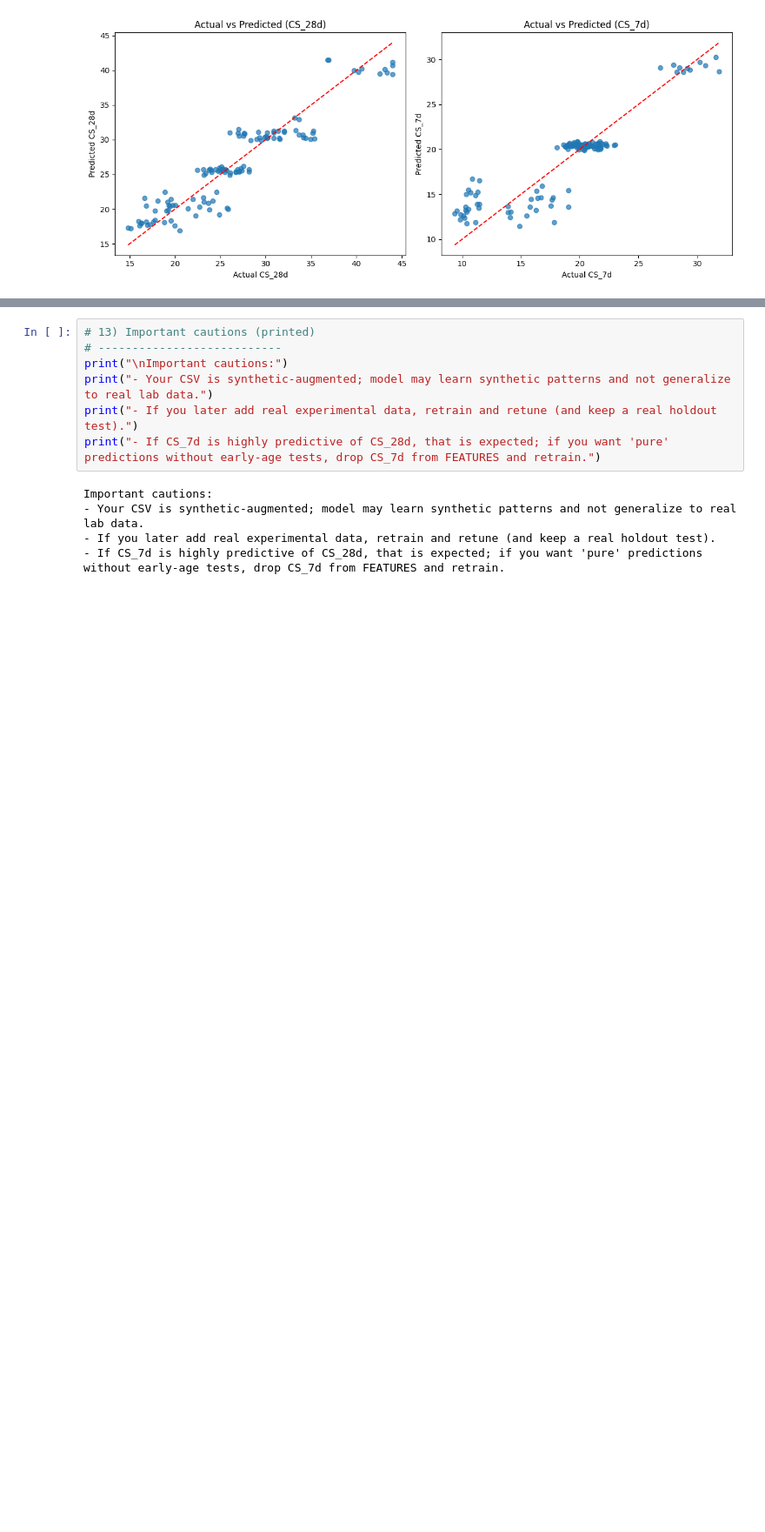
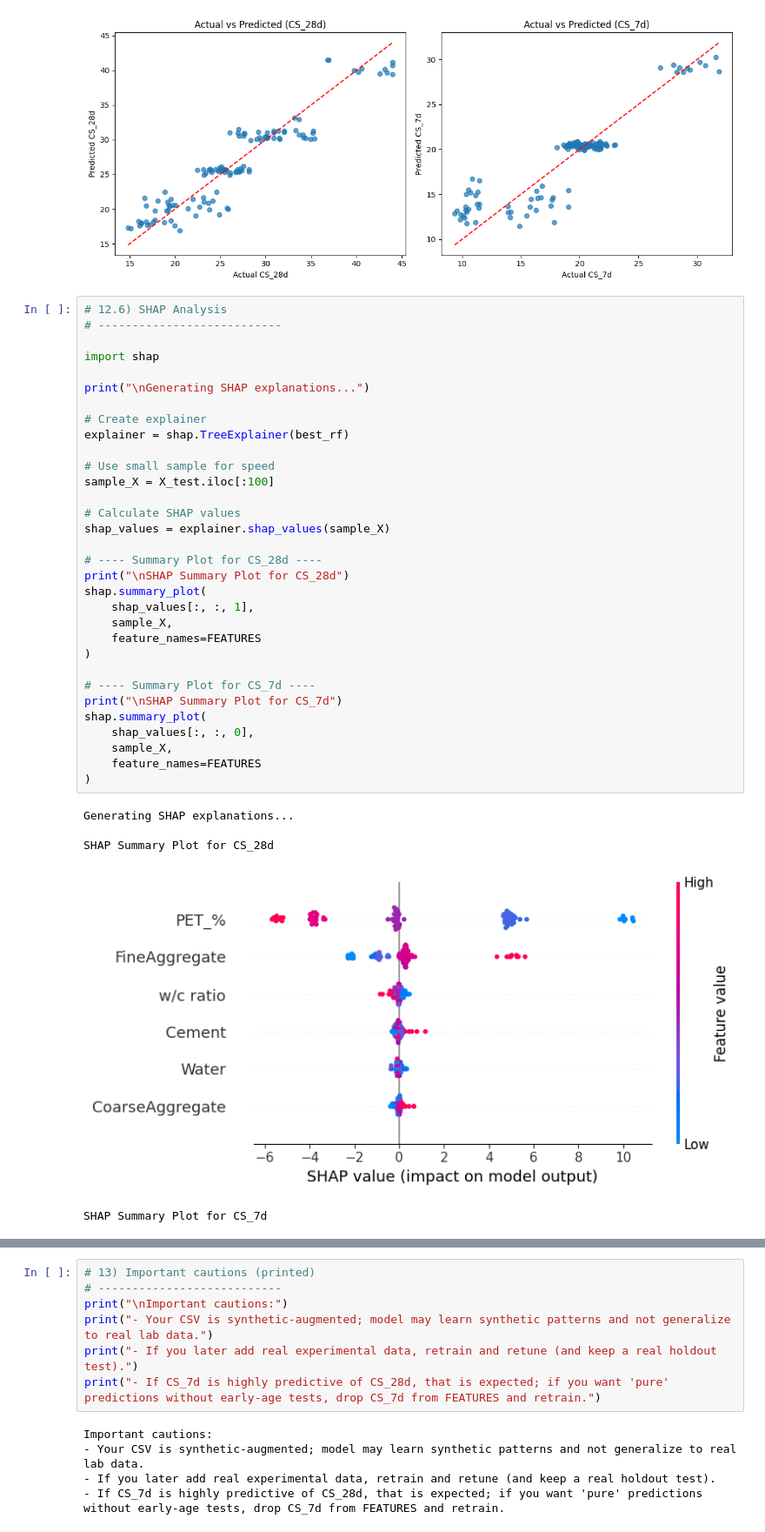
Before and after one commit to baranwalakarsh/concrete-strength-predictor, a Jupyter notebook: notebook/model.ipynb, the cells around one changed output, grey strips where cells are left out. Shown at 87% size. Saved outputs shown, nothing was run; the diff lists cells and outputs as text; blank space fills up the shorter version.

Commit message:
added shap analysis

```diff
--- a/notebook/model.ipynb
+++ b/notebook/model.ipynb
@@ -451,3 +452,41 @@ plt.tight_layout()
 plt.show()
 # %% [output]
 [figure]
+# %%
+# 12.6) SHAP Analysis
+# ---------------------------
+
+import shap
+
+print("\nGenerating SHAP explanations...")
+
+# Create explainer
+explainer = shap.TreeExplainer(best_rf)
+
+# Use small sample for speed
+sample_X = X_test.iloc[:100]
+
+# Calculate SHAP values
+shap_values = explainer.shap_values(sample_X)
+
+# ---- Summary Plot for CS_28d ----
+print("\nSHAP Summary Plot for CS_28d")
+shap.summary_plot(
+    shap_values[:, :, 1],
+    sample_X,
+    feature_names=FEATURES
+)
+
+# ---- Summary Plot for CS_7d ----
+print("\nSHAP Summary Plot for CS_7d")
+shap.summary_plot(
+    shap_values[:, :, 0],
+    sample_X,
+    feature_names=FEATURES
+)
+# %% [output]
+Generating SHAP explanations...
+
+SHAP Summary Plot for CS_28d
+[figure, added]
+SHAP Summary Plot for CS_7d
```
Also changed, not shown: parts of 5 cells of this notebook.
